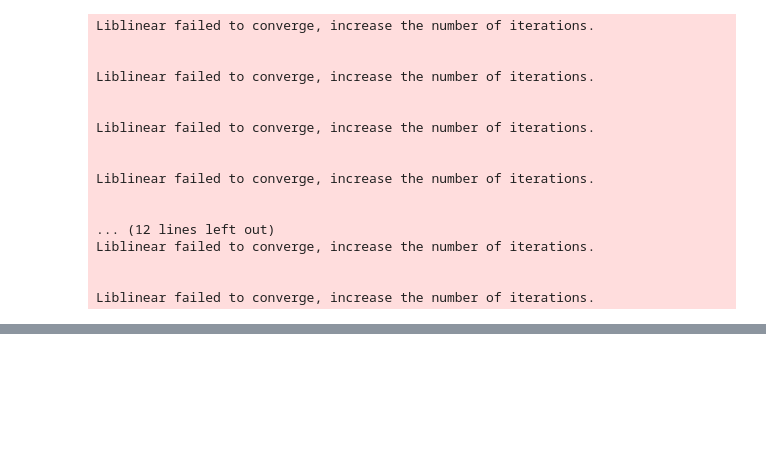
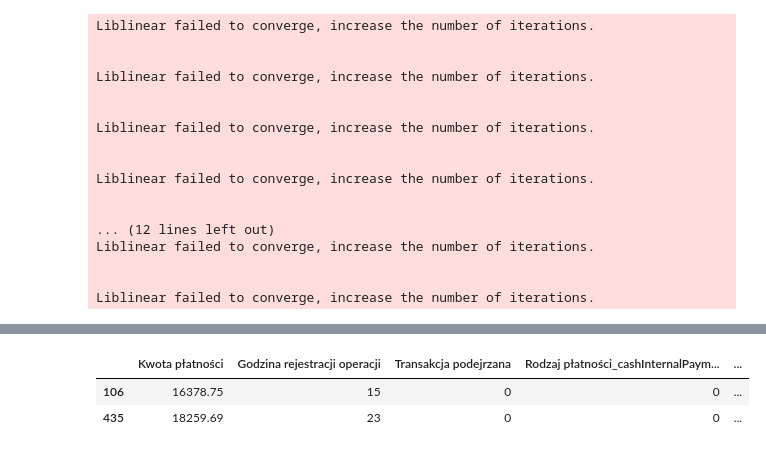
Before and after one commit to glinkapiotr/Asseco_Innovation, a Jupyter notebook: CodePlay_2020_SDS_data_API.ipynb, the cells around one changed output, grey strips where cells are left out. Saved outputs shown, nothing was run; the diff lists cells and outputs as text; code cells hidden in the pictures; blank space fills up the shorter version.

Commit message:
First results - isolation forest algo showing results as shown in expert knowledge

```diff
--- a/CodePlay_2020_SDS_data_API.ipynb
+++ b/CodePlay_2020_SDS_data_API.ipynb
@@ -1082,0 +1200,11 @@ TypeError: ignored
+# %%
+##Definicja metod detekcji outlierów
+
+classifiers = {
+    "Isolation Forest":IsolationForest(n_estimators=1000, max_samples=len(X),
+                                       contamination=outlier_fraction,random_state=2020, verbose=0),
+    "Local Outlier Factor":LocalOutlierFactor(n_neighbors=20, algorithm='auto',
+                                              leaf_size=40, metric='minkowski',
+                                              p=2, metric_params=None, contamination=outlier_fraction),
+
+}
@@ -1082,0 +1259,7 @@ TypeError: ignored
+# %%
+kodowany_DF['Transakcja podejrzana wg LOF'] = y_pred_LOF
+kodowany_DF[kodowany_DF['Transakcja podejrzana wg LOF']==1]
+# %% [output]
+|  | Kwota płatności | Godzina rejestracji operacji | Transakcja podejrzana | Rodzaj płatności_cashInternalPaym... | ... |
+| 106 | 16378.75 | 15 | 0 | 0 | ... |
+| 435 | 18259.69 | 23 | 0 | 0 | ... |
```
Also changed, not shown: parts of 12 cells of this notebook.
